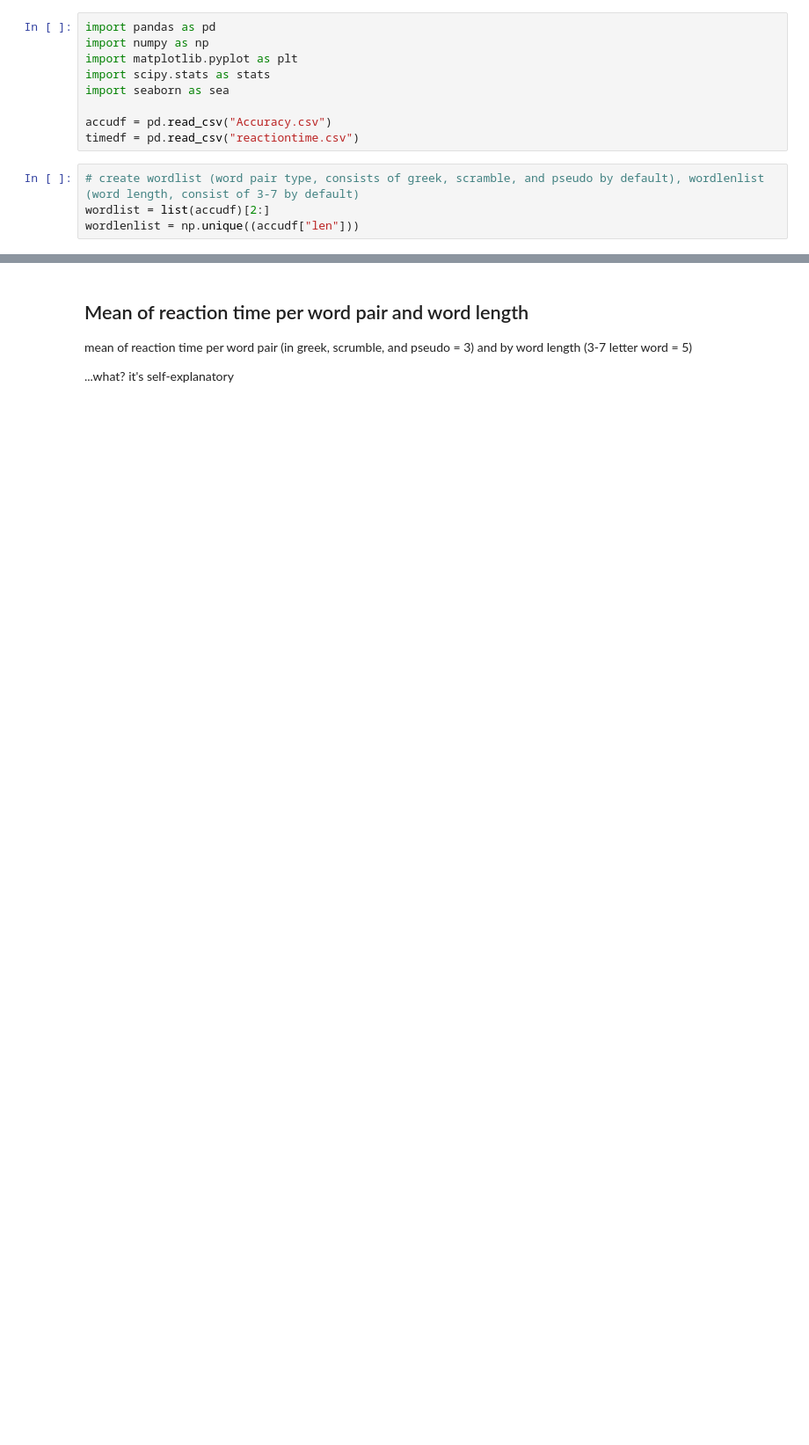
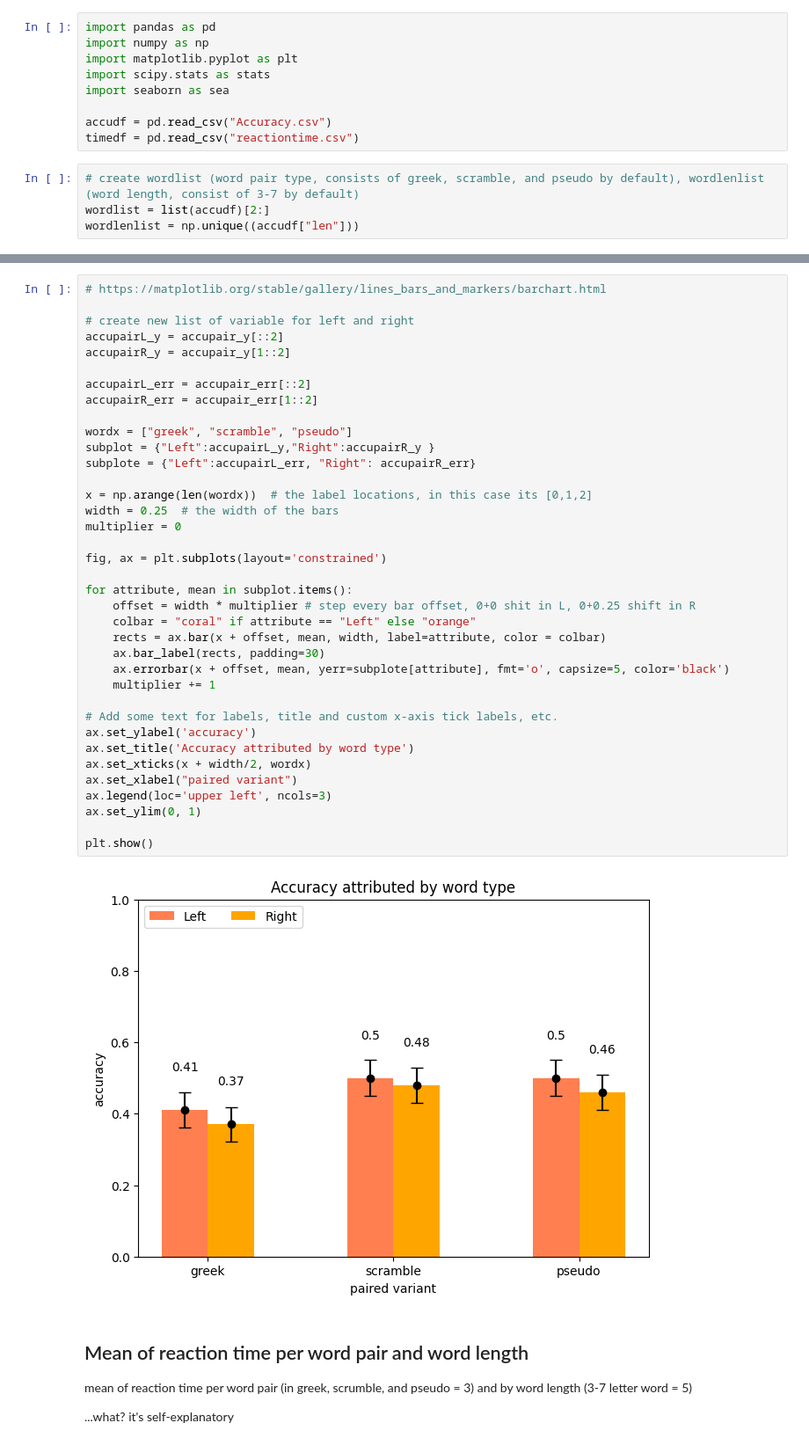
Before and after one commit to Plausma/Dyslexia, a Jupyter notebook: calculation/calc.ipynb, the cells around one changed output, grey strips where cells are left out. Shown: that part at 88% size. Drawn from its saved outputs; the diff is of its cells as text; blank space fills up the shorter version.

```diff
--- a/calculation/calc.ipynb
+++ b/calculation/calc.ipynb
@@ -74,3 +69,42 @@ pseudo accuracy = 50.0 %
+# %%
+# https://matplotlib.org/stable/gallery/lines_bars_and_markers/barchart.html
+
+# create new list of variable for left and right
+accupairL_y = accupair_y[::2]
+accupairR_y = accupair_y[1::2]
+
+accupairL_err = accupair_err[::2]
+accupairR_err = accupair_err[1::2]
+
+wordx = ["greek", "scramble", "pseudo"]
+subplot = {"Left":accupairL_y,"Right":accupairR_y }
+subplote = {"Left":accupairL_err, "Right": accupairR_err}
+
+x = np.arange(len(wordx))  # the label locations, in this case its [0,1,2]
+width = 0.25  # the width of the bars
+multiplier = 0
+
+fig, ax = plt.subplots(layout='constrained')
+
+for attribute, mean in subplot.items():
+    offset = width * multiplier # step every bar offset, 0+0 shit in L, 0+0.25 shift in R
+    colbar = "coral" if attribute == "Left" else "orange"
+    rects = ax.bar(x + offset, mean, width, label=attribute, color = colbar)
+    ax.bar_label(rects, padding=30)
+    ax.errorbar(x + offset, mean, yerr=subplote[attribute], fmt='o', capsize=5, color='black')
+    multiplier += 1
+
+# Add some text for labels, title and custom x-axis tick labels, etc.
+ax.set_ylabel('accuracy')
+ax.set_title('Accuracy attributed by word type')
+ax.set_xticks(x + width/2, wordx)
+ax.set_xlabel("paired variant")
+ax.legend(loc='upper left', ncols=3)
+ax.set_ylim(0, 1)
+
+plt.show()
+# %% [output]
+[figure, added]
 # %% [markdown]
 ## Mean of reaction time per word pair and word length
 mean of reaction time per word pair (in greek, scrumble, and pseudo = 3) and by word length (3-7 letter word = 5)
```
Also changed, not shown: parts of 15 cells of this notebook, 4 other files.
